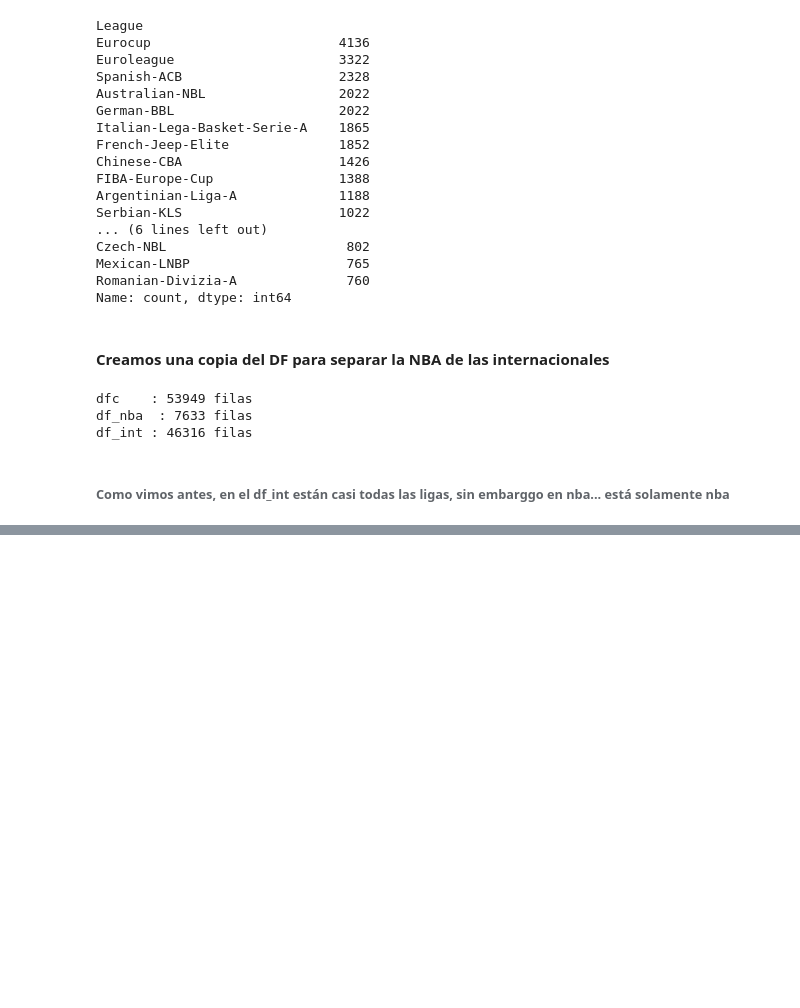
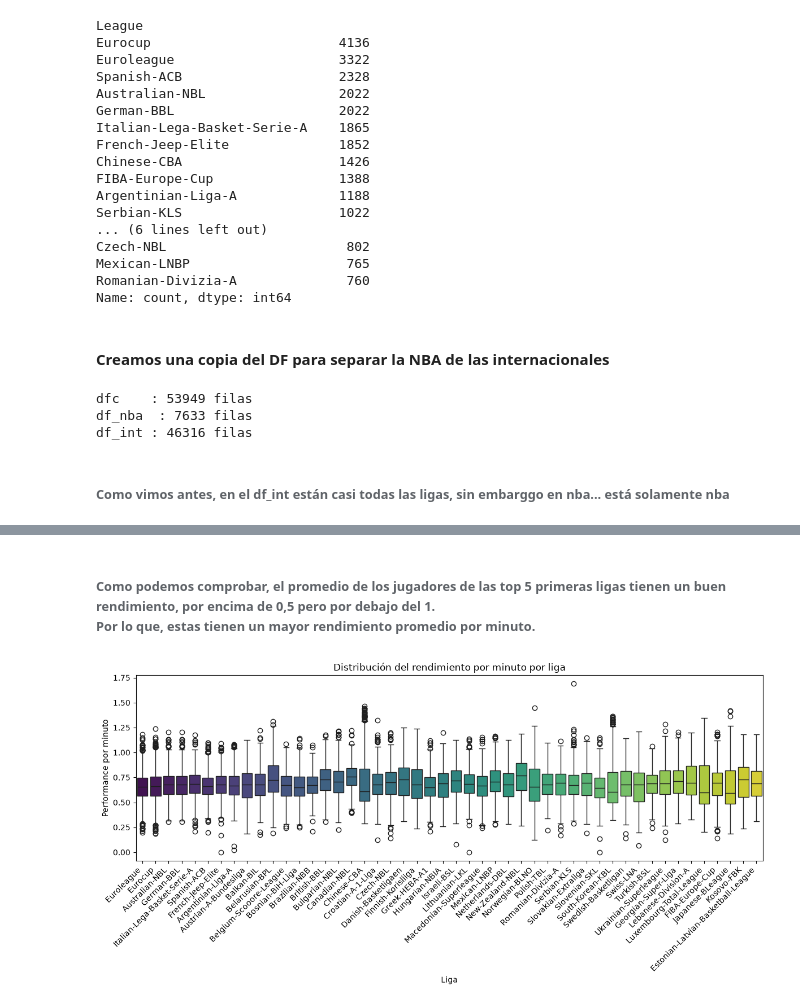
Before and after one commit to c0sh1/basketball_stats_analysis, a Jupyter notebook: Notebook/EDA.ipynb, the cells around one changed output, grey strips where cells are left out. Cells and saved outputs as stored; diff of their text form; code cells hidden in the pictures; blank space fills up the shorter version.

```diff
--- a/Notebook/EDA.ipynb
+++ b/Notebook/EDA.ipynb
@@ -249,0 +322,23 @@ df_int : 46316 filas
+# %% [markdown]
+###### Como podemos comprobar, el promedio de los jugadores de las top 5 primeras ligas tienen un buen rendimiento, por encima de 0,5 pero por debajo del 1. <br> Por lo que, estas tienen un mayor rendimiento promedio por minuto.
+# %%
+plt.figure(figsize=(12,6))
+
+sns.boxplot(
+    data=df_int,
+    x='League',
+    y='performpermin',
+    hue='League',
+    palette='viridis',
+    legend=False
+)
+
+plt.xticks(rotation=45, ha='right')
+plt.title('Distribución del rendimiento por minuto por liga')
+plt.xlabel('Liga')
+plt.ylabel('Performance por minuto')
+
+plt.tight_layout()
+plt.show()
+# %% [output]
+[figure, added]
```
Also changed, not shown: parts of 16 cells of this notebook.
